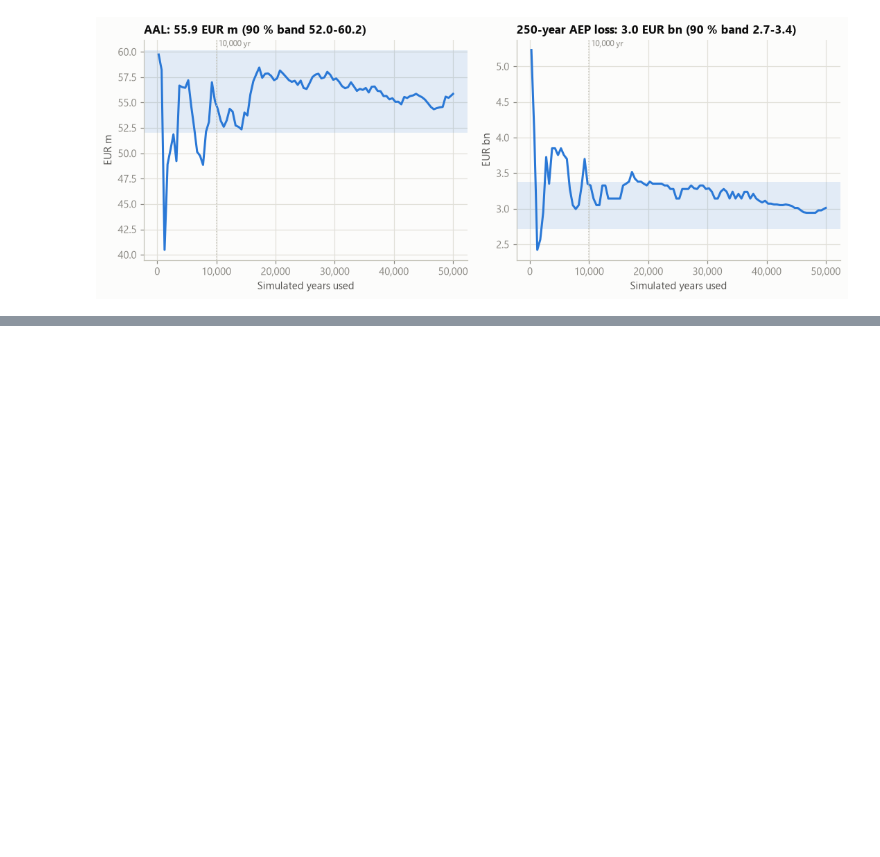
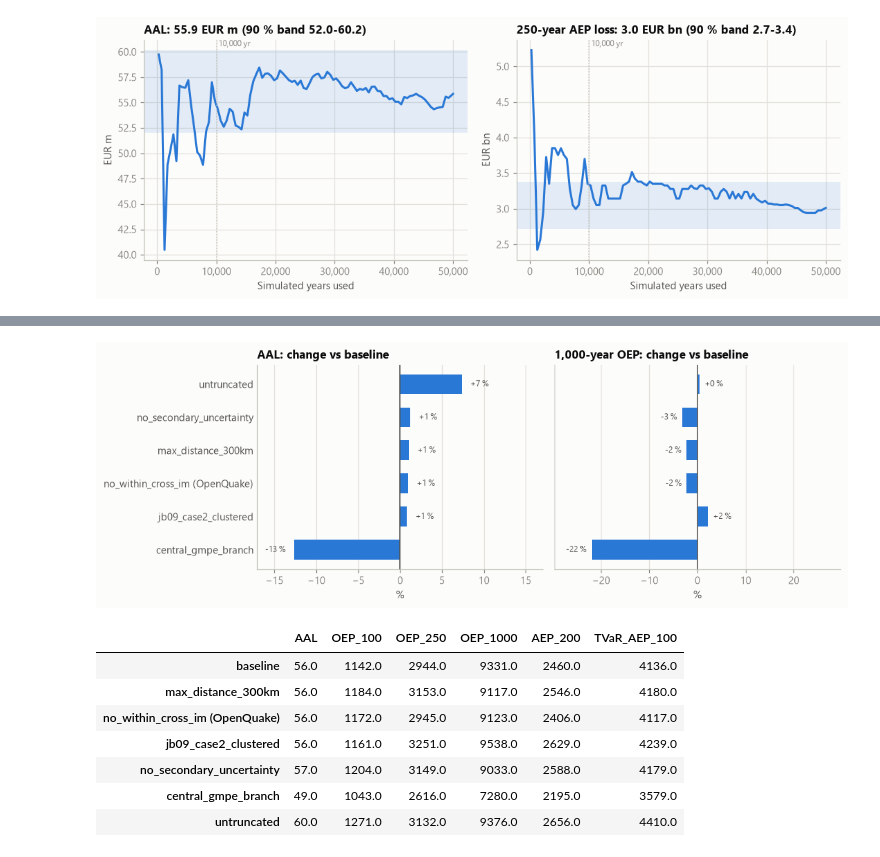
Before and after one commit to olivier-meyers/chquake, a Jupyter notebook: notebooks/01_results.ipynb, the cells around one changed output, grey strips where cells are left out. Saved outputs shown, nothing was run; the diff lists cells and outputs as text; code cells hidden in the pictures; blank space fills up the shorter version.

Commit message:
docs: sensitivity results and figure

```diff
--- a/notebooks/01_results.ipynb
+++ b/notebooks/01_results.ipynb
@@ -278,0 +283,30 @@ plt.show()
+# %%
+sens = pd.read_csv(OUT / "sensitivity.csv", index_col=0)
+rel = (sens / sens.loc["baseline"] - 1).drop("baseline").sort_values("AAL")
+fig, axes = plt.subplots(1, 2, figsize=(10, 3.6), sharey=True)
+for ax, col, label in [(axes[0], "AAL", "AAL"), (axes[1], "OEP_1000", "1,000-year OEP")]:
+    ax.barh(rel.index, rel[col] * 100, height=0.6, color=ACCENT)
+    ax.axvline(0, color=INK2, lw=1)
+    for name, x in (rel[col] * 100).items():
+        ax.text(x + (1 if x >= 0 else -1), name, f"{x:+.0f} %", va="center",
+                ha="left" if x >= 0 else "right", fontsize=8, color=INK2)
+    lim = max(abs(rel[col]).max() * 100 * 1.35, 5)
+    ax.set_xlim(-lim, lim)
+    ax.set_title(f"{label}: change vs baseline")
+    ax.set_xlabel("%")
+    ax.xaxis.grid(True)
+    ax.tick_params(axis="y", length=0, labelcolor=INK2)
+fig.tight_layout()
+fig.savefig(FIG / "m3_sensitivity.png")
+plt.show()
+(sens / 1e6).round(0)
+# %% [output]
+[figure, added]
+|  | AAL | OEP_100 | OEP_250 | OEP_1000 | AEP_200 | TVaR_AEP_100 |
+| baseline | 56.0 | 1142.0 | 2944.0 | 9331.0 | 2460.0 | 4136.0 |
+| max_distance_300km | 56.0 | 1184.0 | 3153.0 | 9117.0 | 2546.0 | 4180.0 |
+| no_within_cross_im (OpenQuake) | 56.0 | 1172.0 | 2945.0 | 9123.0 | 2406.0 | 4117.0 |
+| jb09_case2_clustered | 56.0 | 1161.0 | 3251.0 | 9538.0 | 2629.0 | 4239.0 |
+| no_secondary_uncertainty | 57.0 | 1204.0 | 3149.0 | 9033.0 | 2588.0 | 4179.0 |
+| central_gmpe_branch | 49.0 | 1043.0 | 2616.0 | 7280.0 | 2195.0 | 3579.0 |
+| untruncated | 60.0 | 1271.0 | 3132.0 | 9376.0 | 2656.0 | 4410.0 |
```
Also changed, not shown: parts of 1 cell of this notebook, 2 other files.
